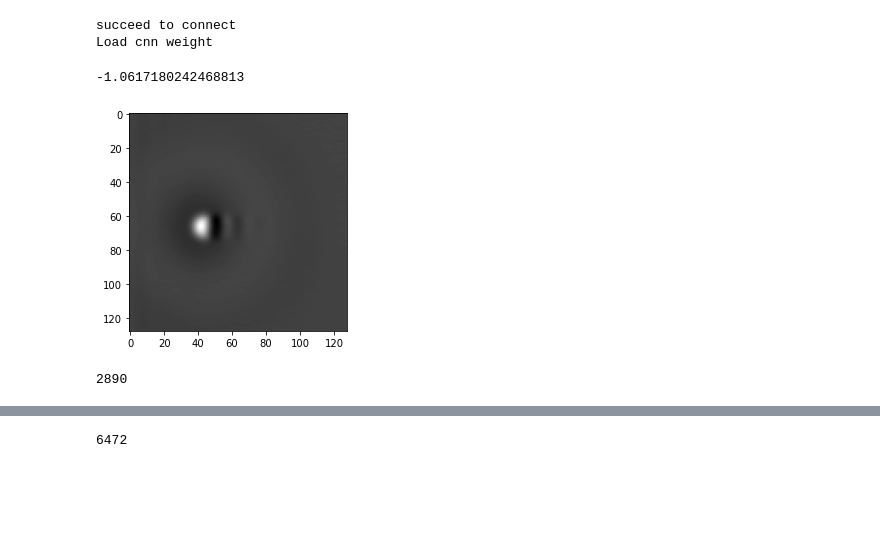
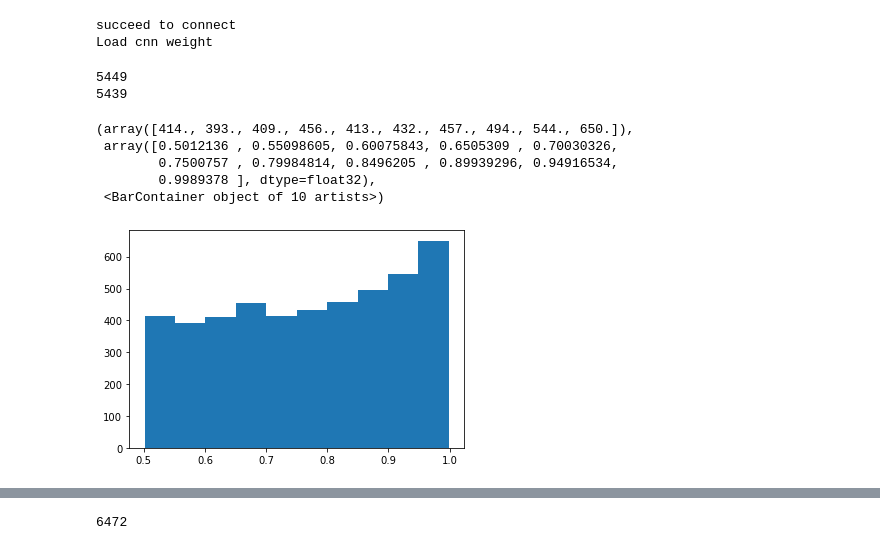
Before and after one commit to SINGROUP/Atom_manipulation_with_RL, a Jupyter notebook: single_atom_training_2nd_round_Ag.ipynb, the cells around one changed output, grey strips where cells are left out. Drawn from its saved outputs; the diff is of its cells as text; code cells hidden in the pictures; blank space fills up the shorter version.

```diff
--- a/single_atom_training_2nd_round_Ag.ipynb
+++ b/single_atom_training_2nd_round_Ag.ipynb
@@ -108,34 +94,29 @@ env.accuracy = amd_accuracy
 env.true_positive = amd_true_positive
 env.true_negative = amd_true_negative
 env.atom_move_detector = amd
-# %%
-c_v, a_v = [], []
-for c, a in zip(env.atom_move_detector.currents_val, env.atom_move_detector.atom_move_by_val):
-    if (c is not None) and (a is not None):
-        c_v.append(c)
-        a_v.append(a)
-    elif c is None:
-        print('c None')
-    elif a is None:
-        print('a None')
-# %%
-env.atom_move_detector.currents_val = c_v
-env.atom_move_detector.atom_move_by_val = a_v
-# %%
-data = np.load(folder_name+'/00641.npy',allow_pickle=True).item()
-plt.imshow(data['episode_start_info']['img_forward'])
-np.sum(data['transitions']['reward'])
-# %% [output]
--1.0617180242468813
-[figure, removed]
 # %%
+print(len(memory))
+memory = HerReplayMemory(replay_size, env, strategy = 'future')
+a_4, a_5 = [], []
 for i, np_name in enumerate(glob.glob(folder_name+'/*.npy')):
     data = np.load(np_name,allow_pickle=True).item()
     transitions = data['transitions']
     for s, a, r, n, d, info in zip(transitions['state'], transitions['action'], transitions['reward'],
                                    transitions['next_state'], transitions['done'], transitions['info']):
+        a_4.append(a[4])
+        a_5.append(a[5])
         mask = float(not d)
         memory.push(s, a, r, n, mask)
 print(len(memory))
 # %% [output]
-2890
+5449
+5439
+# %%
+plt.hist(a_5)
+# %% [output]
+(array([414., 393., 409., 456., 413., 432., 457., 494., 544., 650.]),
+ array([0.5012136 , 0.55098605, 0.60075843, 0.6505309 , 0.70030326,
+        0.7500757 , 0.79984814, 0.8496205 , 0.89939296, 0.94916534,
+        0.9989378 ], dtype=float32),
+ <BarContainer object of 10 artists>)
+[figure, added]
```
Also changed, not shown: parts of 13 cells of this notebook, 2 other files.
